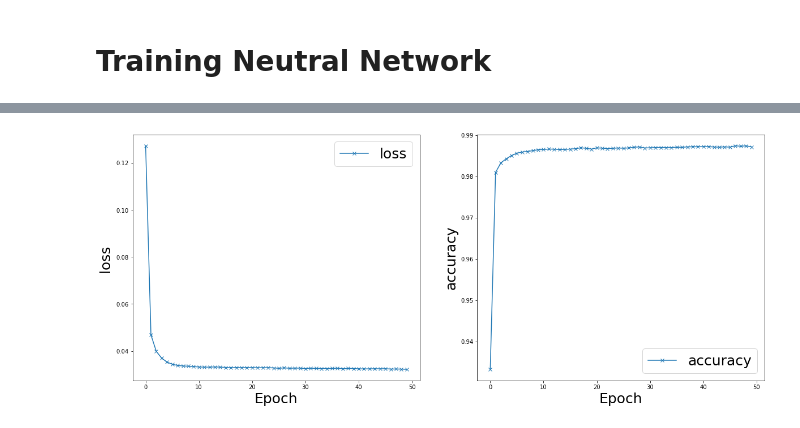
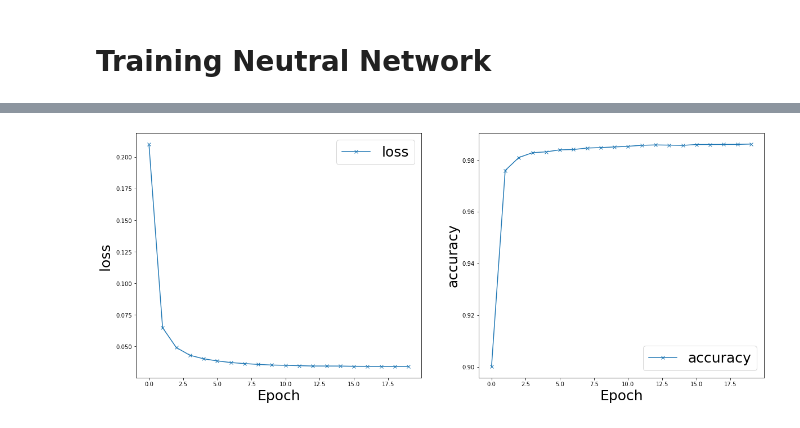
Before and after one commit to LordHao/Machine-Learning, a Jupyter notebook: Singal_classifier/signal_classification.ipynb, the cells around one changed output, grey strips where cells are left out. Saved outputs shown, nothing was run; the diff lists cells and outputs as text; code cells hidden in the pictures.

```diff
--- a/Singal_classifier/signal_classification.ipynb
+++ b/Singal_classifier/signal_classification.ipynb
@@ -348,5 +351,6 @@ yy_tr.shape
 # %%
-x_tr,x_te,y_tr, y_te = train_test_split(x_n.values,y,test_size = 0.2)
+x_tr,x_te,y_tr, y_te = train_test_split(x_n.values,y,test_size = 0.4, shuffle=True)
+x_cv,x_te,y_cv, y_te = train_test_split(x_te,y_te,test_size = 0.5, shuffle=True)
 # %%
 sc = StandardScaler()
 x_tr_S = sc.fit_transform(x_tr)
@@ -368,12 +374,12 @@ x_tr.shape: (142937, 6) x_te.shape: (35735, 6)
 # %%
-model = Sequential([
+model_A = Sequential([                     #a shallow model with relu activation in hidden layers
     tf.keras.Input(shape=(x_tr.shape[1],)),
-    Dense(24, activation="relu"),
     Dense(12, activation="relu"),
+    Dense(6, activation="relu"),
     Dense(1, activation="linear"),
-    ] ,name = "Signal_classifier" )
+    ] ,name = "Signal_classifier_A" )
 
-model.compile(loss = BinaryCrossentropy(from_logits=True),
+model_A.compile(loss = BinaryCrossentropy(from_logits=True),
               optimizer = Adam(5e-4),
               metrics=['accuracy'])
 # %% [output]
@@ -400,3 +411,3 @@ _________________________________________________________________
 # %%
-history = model.fit(x_tr_M, y_tr, batch_size = 64, epochs = 50)
+history_A = model_A.fit(x_tr_M, y_tr, batch_size = 64, epochs = 20,shuffle=True)
 # %% [output]
@@ -420,4 +471,4 @@ Epoch 50/50
 # %%
-plot_loss_tf(history)
+plot_loss_tf(history_A)
 # %% [output]
-[figure, old version]
+[figure, new version]
```
Also changed, not shown: parts of 31 cells of this notebook.
